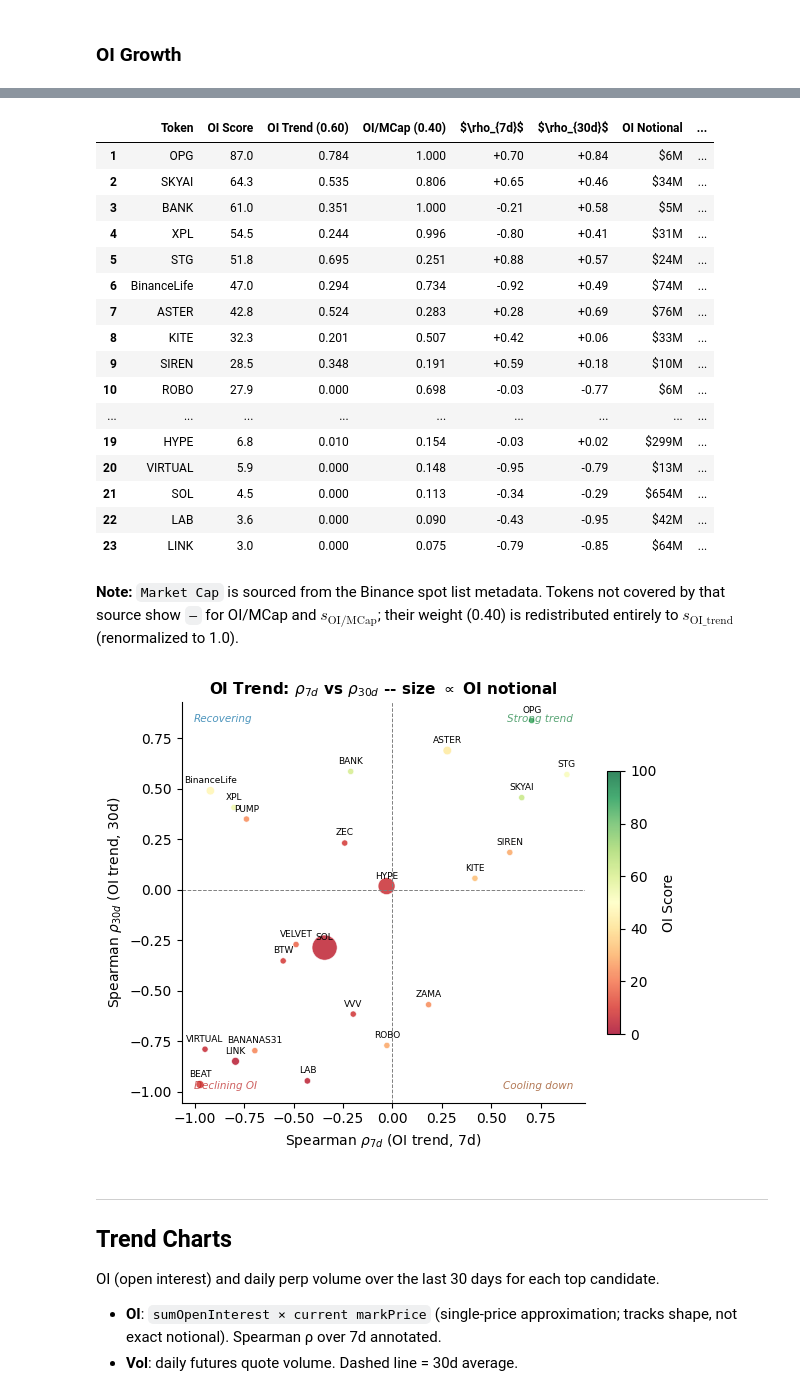
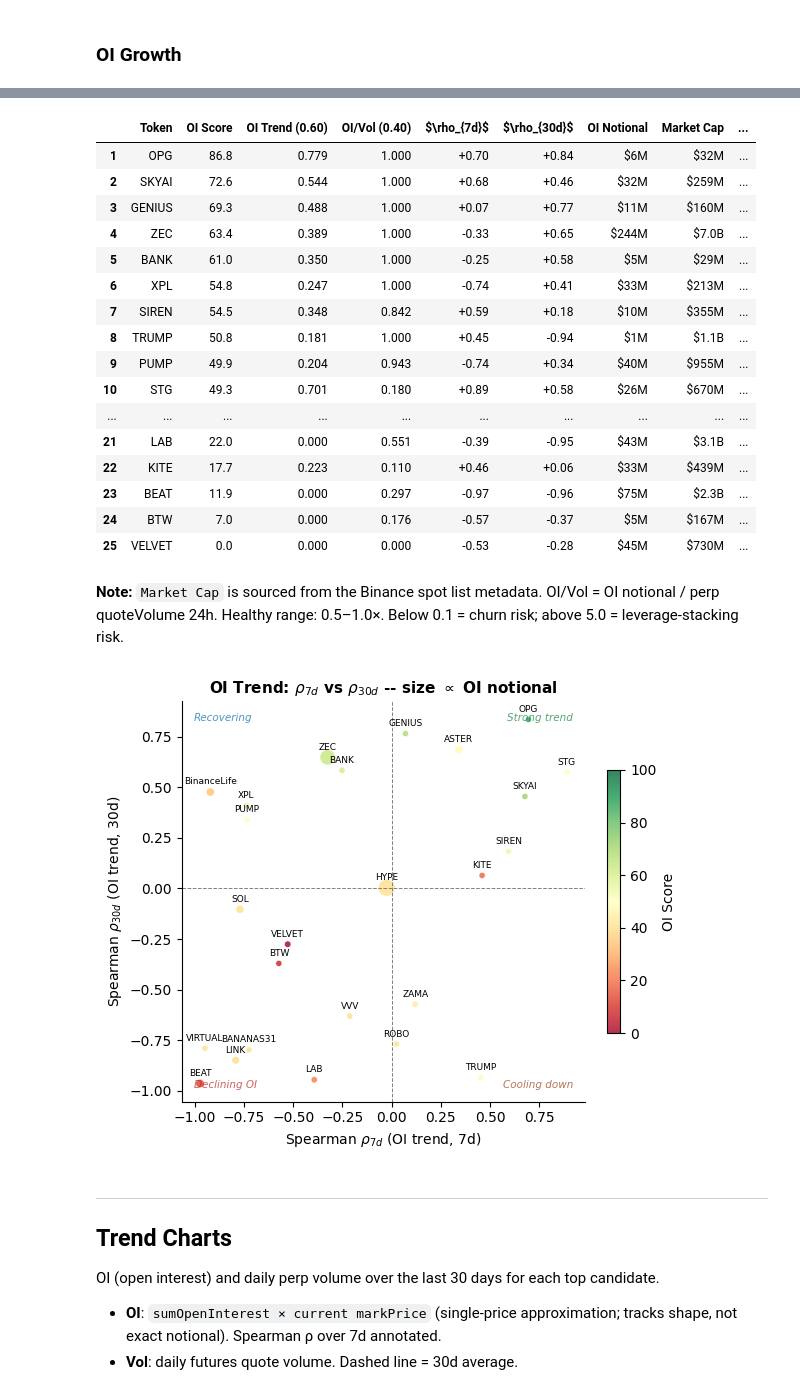
Before and after one commit to LampardNguyen234/clob-risk-modelling, a Jupyter notebook: notes/token_listing/01_listing_radar_executed.ipynb, the cells around one changed output, grey strips where cells are left out. Cells and saved outputs as stored; diff of their text form; code cells hidden in the pictures.

```diff
--- a/notes/token_listing/01_listing_radar_executed.ipynb
+++ b/notes/token_listing/01_listing_radar_executed.ipynb
@@ -861,6 +872,14 @@ def f_scale(x, max_val) -> float | None:
     if x is None or (isinstance(x, float) and np.isnan(x)):
         return None
     return float(min(1.0, max(0.0, x / max_val)))
+
+def score_oi_vol(x) -> float:
+    """Trapezoid: score=1 in [0.2,0.8], ramps to 0 at 0.05 (churn) and 3.2 (leverage)."""
+    if x is None or x <= 0.05: return 0.0
+    if x >= 3.2:               return 0.0
+    if 0.2 <= x <= 0.8:        return 1.0
+    if x < 0.2:                return (x - 0.05) / 0.15
+    return (3.2 - x) / 2.4
 
 def renorm(scores: dict, weights: dict) -> float:
     """Weighted sum. None → 0; weights are NOT redistributed to other sub-scores."""
@@ -1040,11 +1059,12 @@ for _, row in df.iterrows():
     mcap       = r.get("market_cap")
     mark_p     = r.get("mark_price")
     oi_notional = (r.get("oi_now") * mark_p) if (r.get("oi_now") and mark_p) else None
-    s_OI_mcap = (f_clamp(oi_notional / (mcap * 0.15), 1.0)
-                 if (oi_notional and mcap and mcap > 0) else None)
+    # OI/Vol: trapezoid score — healthy [0.5, 1.0]; penalises churn (<0.1→0) and leverage (>5→0)
+    oi_vol_ratio = (oi_notional / v_perp) if (oi_notional and v_perp and v_perp > 0) else None
+    s_oi_vol = score_oi_vol(oi_vol_ratio)
     S_OI = renorm(
-        {"trend": s_OI_trend, "mcap": s_OI_mcap},
-        {"trend": 0.60, "mcap": 0.40},
+        {"trend": s_OI_trend, "oi_vol": s_oi_vol},
+        {"trend": 0.60, "oi_vol": 0.40},
     )
 
     # ── Funding Rate ────────────────────────────────────────────────────────
@@ -1075,7 +1095,7 @@ for _, row in df.iterrows():
         "s_1h": s_1h, "s_24h": s_24h, "s_dir": s_dir,
         "rho_btc_30d": rho_btc, "s_corr": s_corr,
         "s_accel": s_accel, "s_spot_spike": s_spot_spike, "s_PS": s_PS,
-        "s_OI_trend": s_OI_trend, "s_OI_mcap": s_OI_mcap,
+        "s_OI_trend": s_OI_trend, "s_oi_vol": s_oi_vol, "oi_vol_ratio": oi_vol_ratio,
         "s_fund_level": s_fund_level, "s_flip": s_flip,
         "s_persist": s_persist,
         "rho_oi_7d": rho_7d, "rho_oi_30d": rho_30d,
@@ -1108,7 +1128,7 @@ CHIP_W = {
     "Perp Accel":  25 * 0.50,
     "P/S Ratio":   25 * 0.50,
     "OI Trend":    25 * 0.60,
-    "OI/MCap":     25 * 0.40,
+    "OI/Vol":      25 * 0.40,
     "Fund Level":  15 * 0.45,
     "Fund Flip":   15 * 0.35,
     "Persist":     15 * 0.20,
@@ -1133,7 +1153,7 @@ def reason_chips(row) -> str:
         "Perp Accel": _f(row.s_accel),
         "P/S Ratio":  _f(row.s_PS),
         "OI Trend":   _f(row.s_OI_trend),
-        "OI/MCap":    _f(row.s_OI_mcap),
+        "OI/Vol":     _f(row.s_oi_vol),
         "Fund Level": _f(row.s_fund_level),
         "Fund Flip":  _f(row.s_flip),
         "Persist":    _f(row.s_persist),
@@ -1150,9 +1170,8 @@ def reason_chips(row) -> str:
         elif k == "Perp Accel" and _ok(row.s_accel) and _ok(row.vol_30d_avg) and _ok(row.quoteVolume_24h):
             accel = float(row.quoteVolume_24h) / float(row.vol_30d_avg)
             parts.append(f"Vol {accel:.1f}x 30d avg")
-        elif k == "OI/MCap" and _ok(row.oi_notional) and _ok(row.market_cap):
-            ratio = float(row.oi_notional) / float(row.market_cap)
-            parts.append(f"OI/MCap {ratio:.0%}")
+        elif k == "OI/Vol" and _ok(row.oi_vol_ratio):
+            parts.append(f"OI/Vol {float(row.oi_vol_ratio):.2f}x")
         elif k == "Fund Level" and _ok(row.last_funding_rate):
             parts.append(f"Fund {float(row.last_funding_rate) * 100:.4f}%")
         elif k == "BTC Corr" and _ok(row.s_corr):
@@ -1456,7 +1475,7 @@ warnings.filterwarnings('ignore', category=UserWarning, message='.*Glyph.*missin
 # ── OI Growth ─────────────────────────────────────────────────────────────
 print('=' * 60)
 print('OI GROWTH  (weight 25 pts)')
-print('Sub-scores: s_OI_trend (0.60)  s_OI/MCap (0.40)')
+print('Sub-scores: s_OI_trend (0.60)  s_OI/Vol (0.40)')
 print('=' * 60)
 
 oi_g = scored.sort_values('S_OI', ascending=False).head(METRIC_N).copy()
@@ -1466,15 +1485,12 @@ disp_oi = pd.DataFrame({
     'Token':              oi_g['symbol'],
     'OI Score':           oi_g['S_OI'].map(lambda v: f'{v:.1f}'),
     'OI Trend (0.60)':    oi_g['s_OI_trend'].map(_fmt),
-    'OI/MCap (0.40)':     oi_g['s_OI_mcap'].map(_fmt),
+    'OI/Vol (0.40)':      oi_g['s_oi_vol'].map(_fmt),
     r'$\rho_{7d}$':          oi_g['rho_oi_7d'].map(lambda v: f'{v:+.2f}' if _ok(v) else '-'),
     r'$\rho_{30d}$':         oi_g['rho_oi_30d'].map(lambda v: f'{v:+.2f}' if _ok(v) else '-'),
     'OI Notional':        oi_g['oi_notional'].map(_usd),
     'Market Cap':         oi_g['market_cap'].map(lambda v: _usd(v) if _ok(v) else '-'),
-    'OI/MCap %':          oi_g.apply(
-        lambda r: f"{r['oi_notional']/r['market_cap']:.1%}"
-                  if _ok(r['oi_notional']) and _ok(r['market_cap']) and r['market_cap'] > 0
-                  else '-', axis=1),
+    'OI/Vol ratio':       oi_g['oi_vol_ratio'].map(lambda v: f'{v:.3f}x' if _ok(v) else '-'),
 })
 disp_oi.index = oi_g.index
 display(disp_oi.style.apply(_hl, axis=1)
@@ -1483,8 +1499,8 @@ display(disp_oi.style.apply(_hl, axis=1)
 from IPython.display import Markdown
 display(Markdown(
     r"**Note:** `Market Cap` is sourced from the Binance spot list metadata. "
-    r"Tokens not covered by that source show `–` for OI/MCap and $s_{\text{OI/MCap}}$; "
-    r"their weight (0.40) is redistributed entirely to $s_{\text{OI\_trend}}$ (renormalized to 1.0)."
+    r"OI/Vol = OI notional / perp quoteVolume 24h. Healthy range: 0.5–1.0×. "
+    r"Below 0.1 = churn risk; above 5.0 = leverage-stacking risk."
 ))
 
 # Scatter: rho_7d vs rho_30d
@@ -1536,23 +1552,23 @@ Sub-scores: s_OI_trend (0.60)  s_OI/MCap (0.40)
 ============================================================
-|  | Token | OI Score | OI Trend (0.60) | OI/MCap (0.40) | $\rho_{7d}$ | $\rho_{30d}$ | OI Notional | ... |
-| 1 | OPG | 87.0 | 0.784 | 1.000 | +0.70 | +0.84 | $6M | ... |
-| 2 | SKYAI | 64.3 | 0.535 | 0.806 | +0.65 | +0.46 | $34M | ... |
-| 3 | BANK | 61.0 | 0.351 | 1.000 | -0.21 | +0.58 | $5M | ... |
-| 4 | XPL | 54.5 | 0.244 | 0.996 | -0.80 | +0.41 | $31M | ... |
-| 5 | STG | 51.8 | 0.695 | 0.251 | +0.88 | +0.57 | $24M | ... |
-| 6 | BinanceLife | 47.0 | 0.294 | 0.734 | -0.92 | +0.49 | $74M | ... |
-| 7 | ASTER | 42.8 | 0.524 | 0.283 | +0.28 | +0.69 | $76M | ... |
-| 8 | KITE | 32.3 | 0.201 | 0.507 | +0.42 | +0.06 | $33M | ... |
-| 9 | SIREN | 28.5 | 0.348 | 0.191 | +0.59 | +0.18 | $10M | ... |
-| 10 | ROBO | 27.9 | 0.000 | 0.698 | -0.03 | -0.77 | $6M | ... |
-| ... | ... | ... | ... | ... | ... | ... | ... | ... |
-| 19 | HYPE | 6.8 | 0.010 | 0.154 | -0.03 | +0.02 | $299M | ... |
-| 20 | VIRTUAL | 5.9 | 0.000 | 0.148 | -0.95 | -0.79 | $13M | ... |
-| 21 | SOL | 4.5 | 0.000 | 0.113 | -0.34 | -0.29 | $654M | ... |
-| 22 | LAB | 3.6 | 0.000 | 0.090 | -0.43 | -0.95 | $42M | ... |
-| 23 | LINK | 3.0 | 0.000 | 0.075 | -0.79 | -0.85 | $64M | ... |
+|  | Token | OI Score | OI Trend (0.60) | OI/Vol (0.40) | $\rho_{7d}$ | $\rho_{30d}$ | OI Notional | Market Cap | ... |
+| 1 | OPG | 86.8 | 0.779 | 1.000 | +0.70 | +0.84 | $6M | $32M | ... |
+| 2 | SKYAI | 72.6 | 0.544 | 1.000 | +0.68 | +0.46 | $32M | $259M | ... |
+| 3 | GENIUS | 69.3 | 0.488 | 1.000 | +0.07 | +0.77 | $11M | $160M | ... |
+| 4 | ZEC | 63.4 | 0.389 | 1.000 | -0.33 | +0.65 | $244M | $7.0B | ... |
+| 5 | BANK | 61.0 | 0.350 | 1.000 | -0.25 | +0.58 | $5M | $29M | ... |
+| 6 | XPL | 54.8 | 0.247 | 1.000 | -0.74 | +0.41 | $33M | $213M | ... |
+| 7 | SIREN | 54.5 | 0.348 | 0.842 | +0.59 | +0.18 | $10M | $355M | ... |
+| 8 | TRUMP | 50.8 | 0.181 | 1.000 | +0.45 | -0.94 | $1M | $1.1B | ... |
+| 9 | PUMP | 49.9 | 0.204 | 0.943 | -0.74 | +0.34 | $40M | $955M | ... |
+| 10 | STG | 49.3 | 0.701 | 0.180 | +0.89 | +0.58 | $26M | $670M | ... |
+| ... | ... | ... | ... | ... | ... | ... | ... | ... | ... |
+| 21 | LAB | 22.0 | 0.000 | 0.551 | -0.39 | -0.95 | $43M | $3.1B | ... |
+| 22 | KITE | 17.7 | 0.223 | 0.110 | +0.46 | +0.06 | $33M | $439M | ... |
+| 23 | BEAT | 11.9 | 0.000 | 0.297 | -0.97 | -0.96 | $75M | $2.3B | ... |
+| 24 | BTW | 7.0 | 0.000 | 0.176 | -0.57 | -0.37 | $5M | $167M | ... |
+| 25 | VELVET | 0.0 | 0.000 | 0.000 | -0.53 | -0.28 | $45M | $730M | ... |
-**Note:** `Market Cap` is sourced from the Binance spot list metadata. Tokens not covered by that source show `–` for OI/MCap and $s_{\text{OI/MCap}}$; their weight (0.40) is redistributed entirely to $s_{\text{OI\_trend}}$ (renormalized to 1.0).
+**Note:** `Market Cap` is sourced from the Binance spot list metadata. OI/Vol = OI notional / perp quoteVolume 24h. Healthy range: 0.5–1.0×. Below 0.1 = churn risk; above 5.0 = leverage-stacking risk.
-[figure, old version]
+[figure, new version]
 # %% [markdown]
 ---
 ## Trend Charts
```
Also changed, not shown: parts of 17 cells of this notebook.
